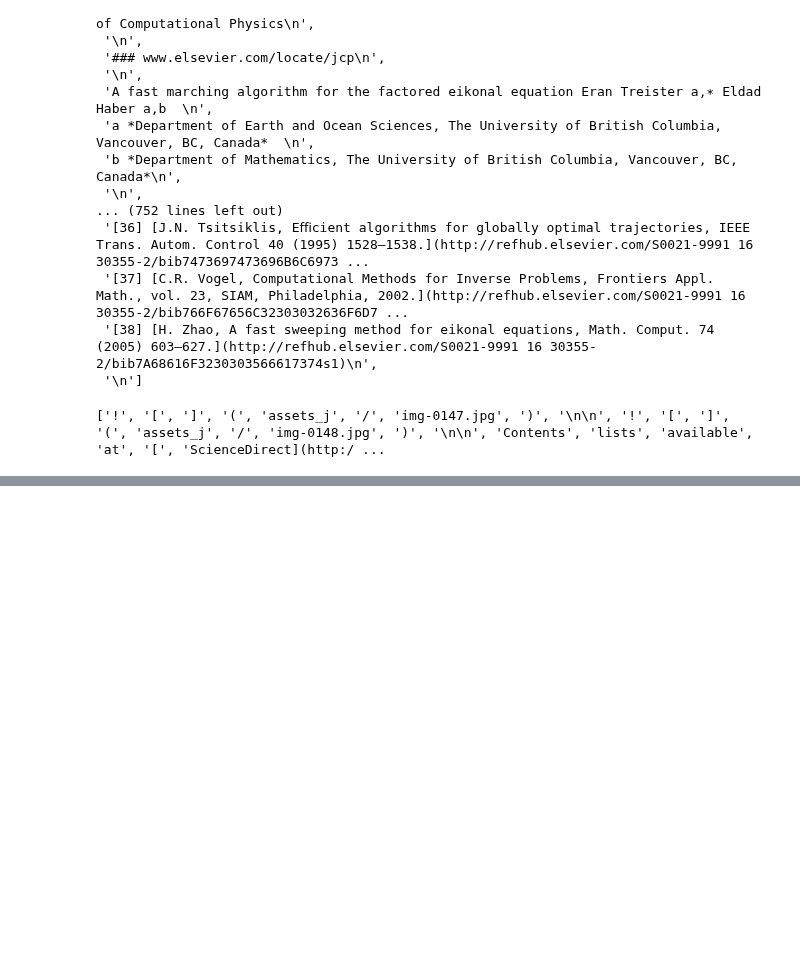
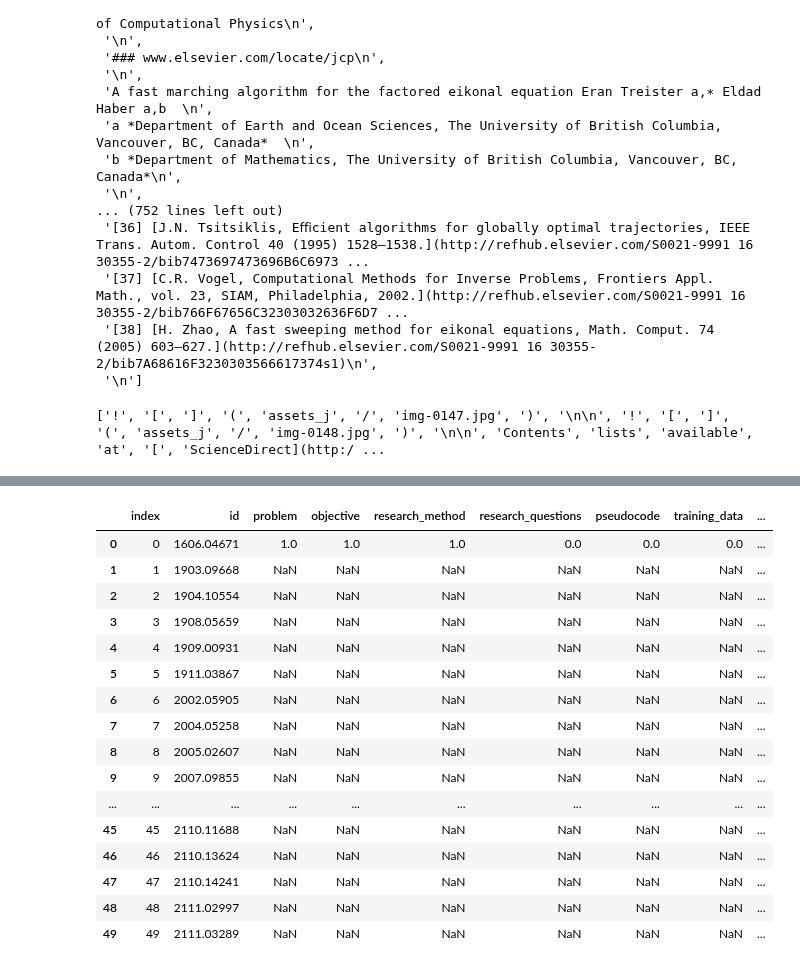
Before and after one commit to Machine-Learning-Pipelines/reproscreener, a Jupyter notebook: find.ipynb, the cells around one changed output, grey strips where cells are left out. Drawn from its saved outputs; the diff is of its cells as text; code cells hidden in the pictures; blank space fills up the shorter version.

Commit message:
Working reproscreener_eval.csv output, explore nb

```diff
--- a/find.ipynb
+++ b/find.ipynb
@@ -111,0 +236,14 @@ l
+# %%
+max_articles=50
+path_corpus = './case-studies/arxiv-corpus/mine50v2/'
+
+manual_eval =  read_csv(path_corpus + 'manual_eval.csv')
+gunderson_vars = ["id","problem","objective","research_method","research_questions","pseudocode","training_data","validation_data","test_data","results","hypothesis","prediction","method_source_code","hardware_specifications","software_dependencies","experiment_setup","experiment_source_code","research_type","affiliation"]
+
+# print(manual_eval.iloc[0])
+repro_eval = read_csv(path_corpus + 'scrape_df_' + str(max_articles)+ '.csv')
+
+# TODO index label for repro_eval
+# repro_eval['id'][0:50].to_csv(path_corpus + 'scrape_id.csv')
+repro_eval = repro_eval[['id']]
+repro_eval = repro_eval.reindex(gunderson_vars, axis=1)
@@ -111,0 +292,20 @@ l
+# %%
+manual_eval.drop(['index'])
+# %% [output]
+|  | index | id | problem | objective | research_method | research_questions | pseudocode | training_data | ... |
+| 0 | 0 | 1606.04671 | 1.0 | 1.0 | 1.0 | 0.0 | 0.0 | 0.0 | ... |
+| 1 | 1 | 1903.09668 | NaN | NaN | NaN | NaN | NaN | NaN | ... |
+| 2 | 2 | 1904.10554 | NaN | NaN | NaN | NaN | NaN | NaN | ... |
+| 3 | 3 | 1908.05659 | NaN | NaN | NaN | NaN | NaN | NaN | ... |
+| 4 | 4 | 1909.00931 | NaN | NaN | NaN | NaN | NaN | NaN | ... |
+| 5 | 5 | 1911.03867 | NaN | NaN | NaN | NaN | NaN | NaN | ... |
+| 6 | 6 | 2002.05905 | NaN | NaN | NaN | NaN | NaN | NaN | ... |
+| 7 | 7 | 2004.05258 | NaN | NaN | NaN | NaN | NaN | NaN | ... |
+| 8 | 8 | 2005.02607 | NaN | NaN | NaN | NaN | NaN | NaN | ... |
+| 9 | 9 | 2007.09855 | NaN | NaN | NaN | NaN | NaN | NaN | ... |
+| ... | ... | ... | ... | ... | ... | ... | ... | ... | ... |
+| 45 | 45 | 2110.11688 | NaN | NaN | NaN | NaN | NaN | NaN | ... |
+| 46 | 46 | 2110.13624 | NaN | NaN | NaN | NaN | NaN | NaN | ... |
+| 47 | 47 | 2110.14241 | NaN | NaN | NaN | NaN | NaN | NaN | ... |
+| 48 | 48 | 2111.02997 | NaN | NaN | NaN | NaN | NaN | NaN | ... |
+| 49 | 49 | 2111.03289 | NaN | NaN | NaN | NaN | NaN | NaN | ... |
```
Also changed, not shown: parts of 31 cells of this notebook, 13 other files.
